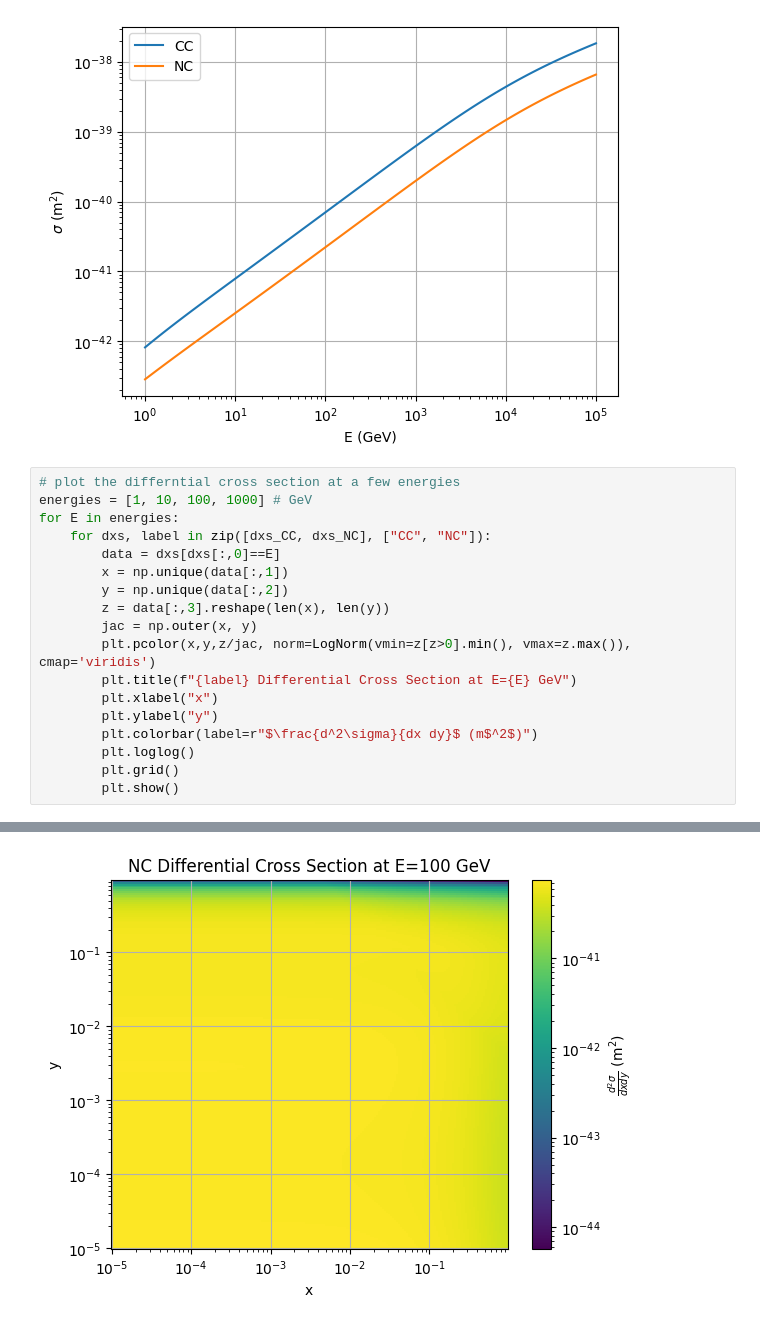
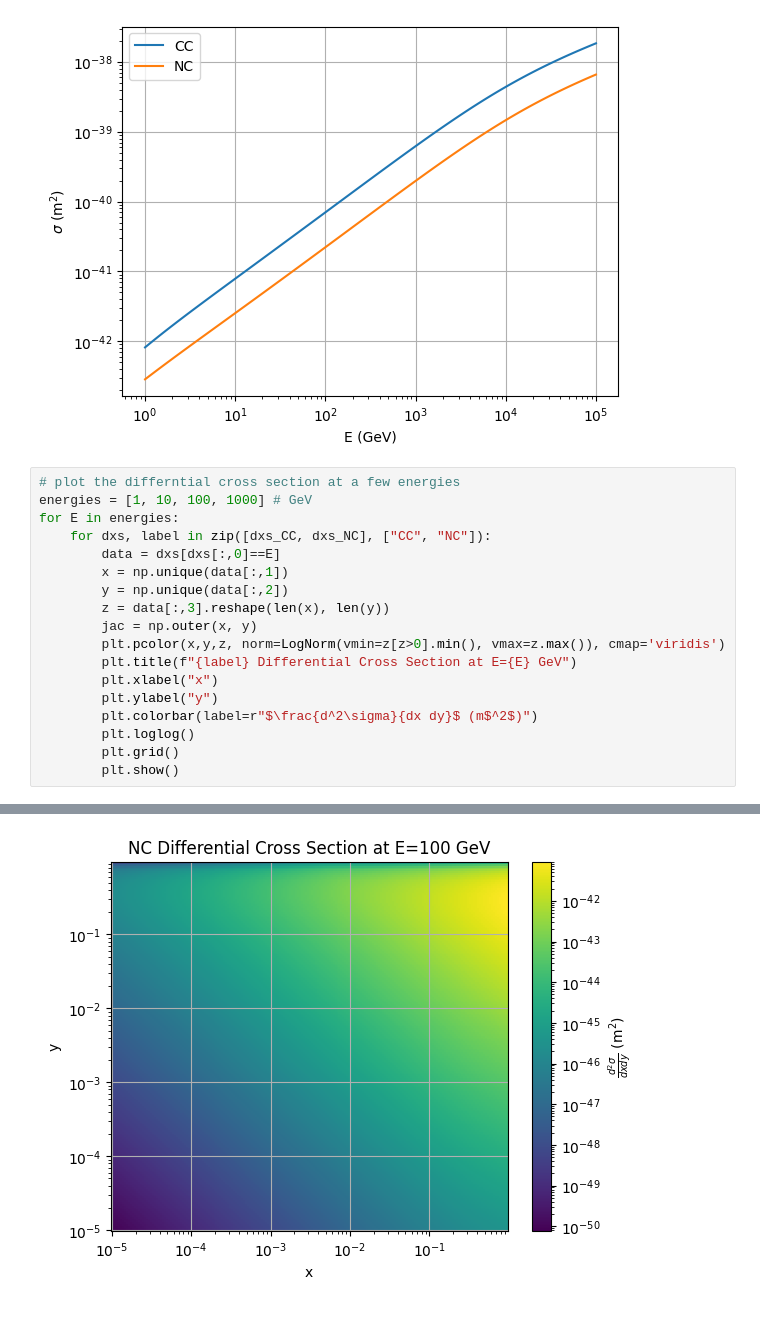
Before and after one commit to nickkamp1/NuXSSplMkr, a Jupyter notebook: analysis/xs_integration.ipynb, the cells around one changed output, grey strips where cells are left out. Saved outputs shown, nothing was run; the diff lists cells and outputs as text.

```diff
--- a/analysis/xs_integration.ipynb
+++ b/analysis/xs_integration.ipynb
@@ -29,7 +29,7 @@ for E in energies:
         y = np.unique(data[:,2])
         z = data[:,3].reshape(len(x), len(y))
         jac = np.outer(x, y)
-        plt.pcolor(x,y,z/jac, norm=LogNorm(vmin=z[z>0].min(), vmax=z.max()), cmap='viridis')
+        plt.pcolor(x,y,z, norm=LogNorm(vmin=z[z>0].min(), vmax=z.max()), cmap='viridis')
         plt.title(f"{label} Differential Cross Section at E={E} GeV")
         plt.xlabel("x")
         plt.ylabel("y")
@@ -46 +46 @@ for E in energies:
-[figure, old version]
+[figure, new version]
```
Also changed, not shown: parts of 1 cell of this notebook, 2 other files.
